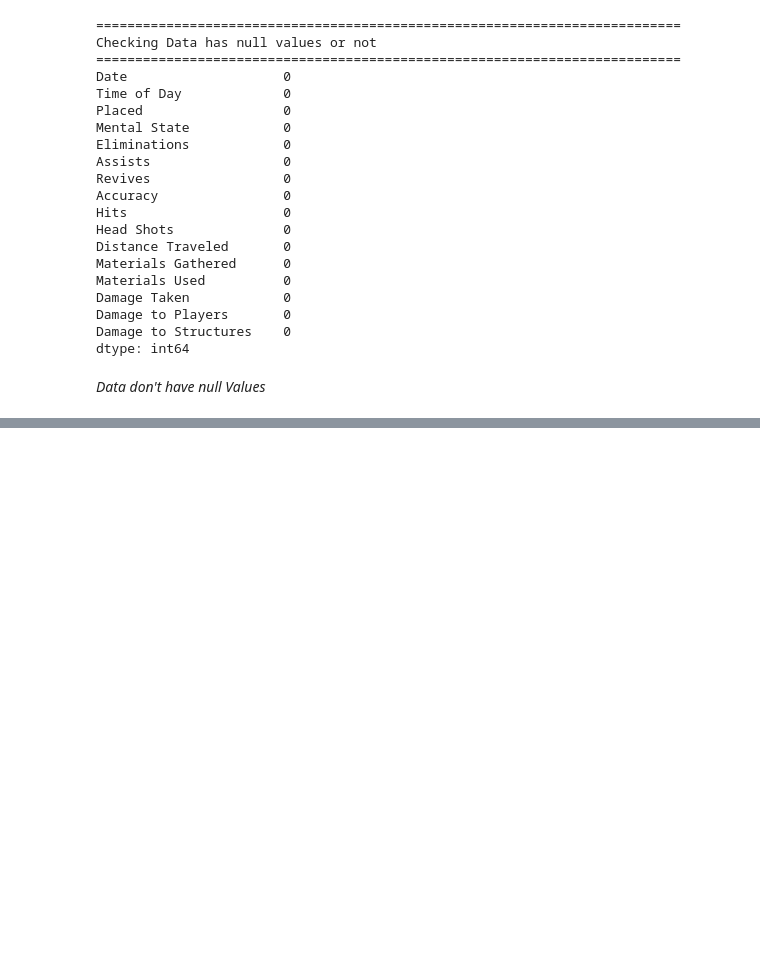
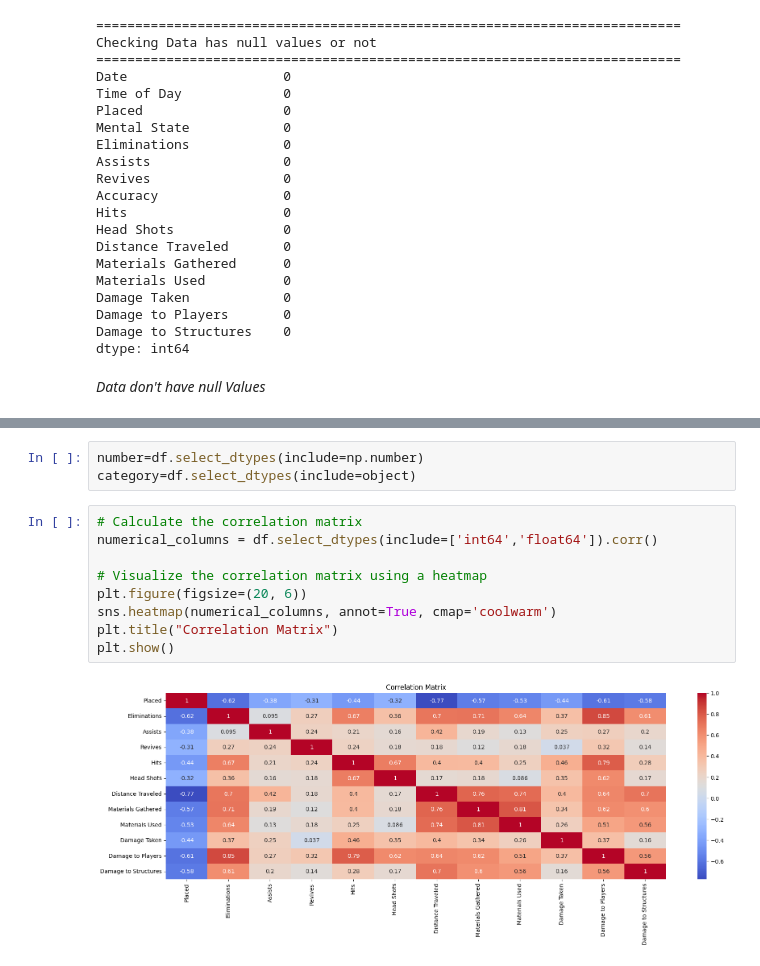
Before and after one commit to aakashsyadav1999/Fortnite-Statistic, a Jupyter notebook: fortnite.ipynb, the cells around one changed output, grey strips where cells are left out. Saved outputs shown, nothing was run; the diff lists cells and outputs as text; blank space fills up the shorter version.

```diff
--- a/fortnite.ipynb
+++ b/fortnite.ipynb
@@ -111,0 +121,14 @@ dtype: int64
+# %%
+number=df.select_dtypes(include=np.number)
+category=df.select_dtypes(include=object)
+# %%
+# Calculate the correlation matrix
+numerical_columns = df.select_dtypes(include=['int64','float64']).corr()
+
+# Visualize the correlation matrix using a heatmap
+plt.figure(figsize=(20, 6))
+sns.heatmap(numerical_columns, annot=True, cmap='coolwarm')
+plt.title("Correlation Matrix")
+plt.show()
+# %% [output]
+[figure, added]
```
Also changed, not shown: parts of 20 cells of this notebook.
